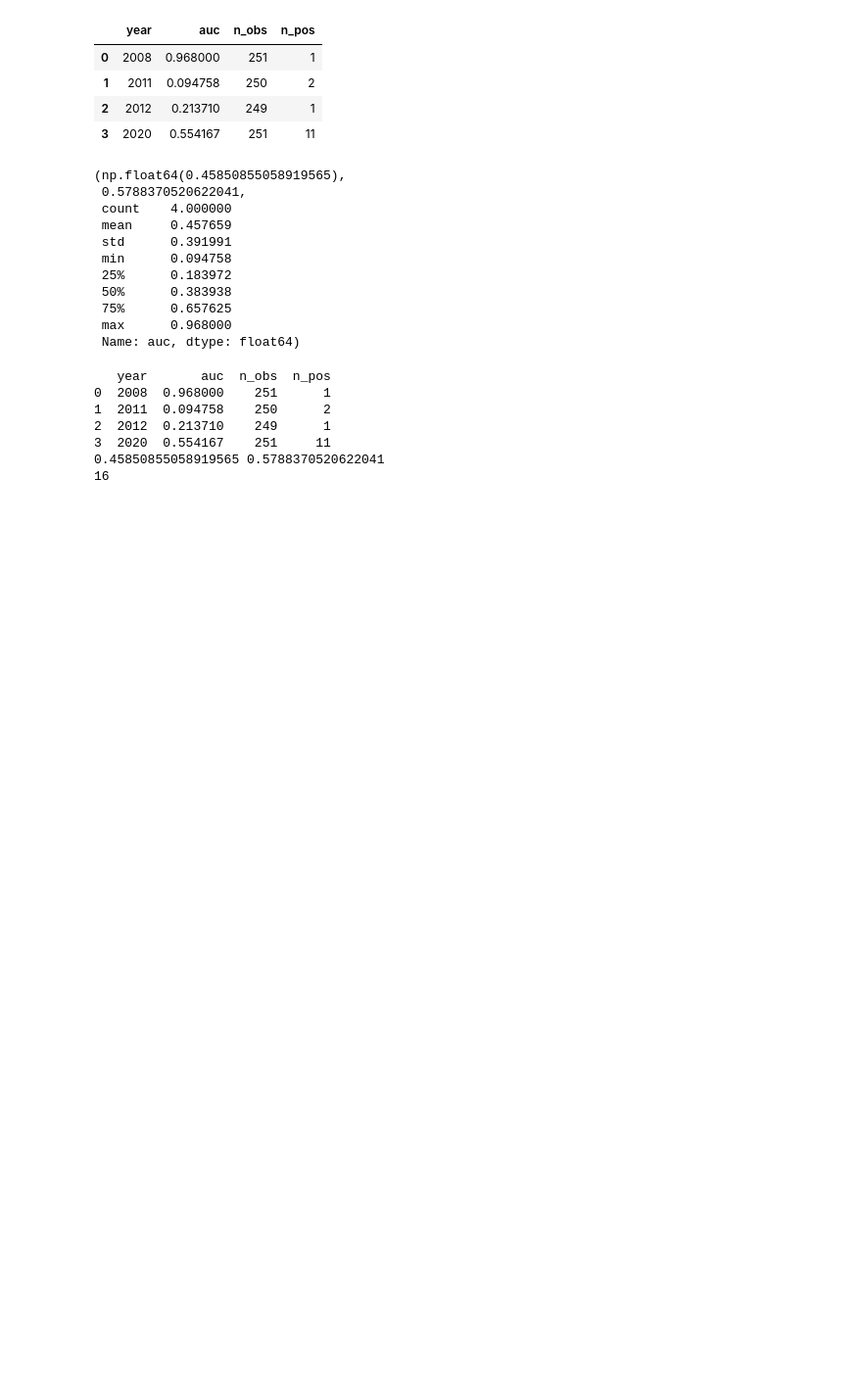
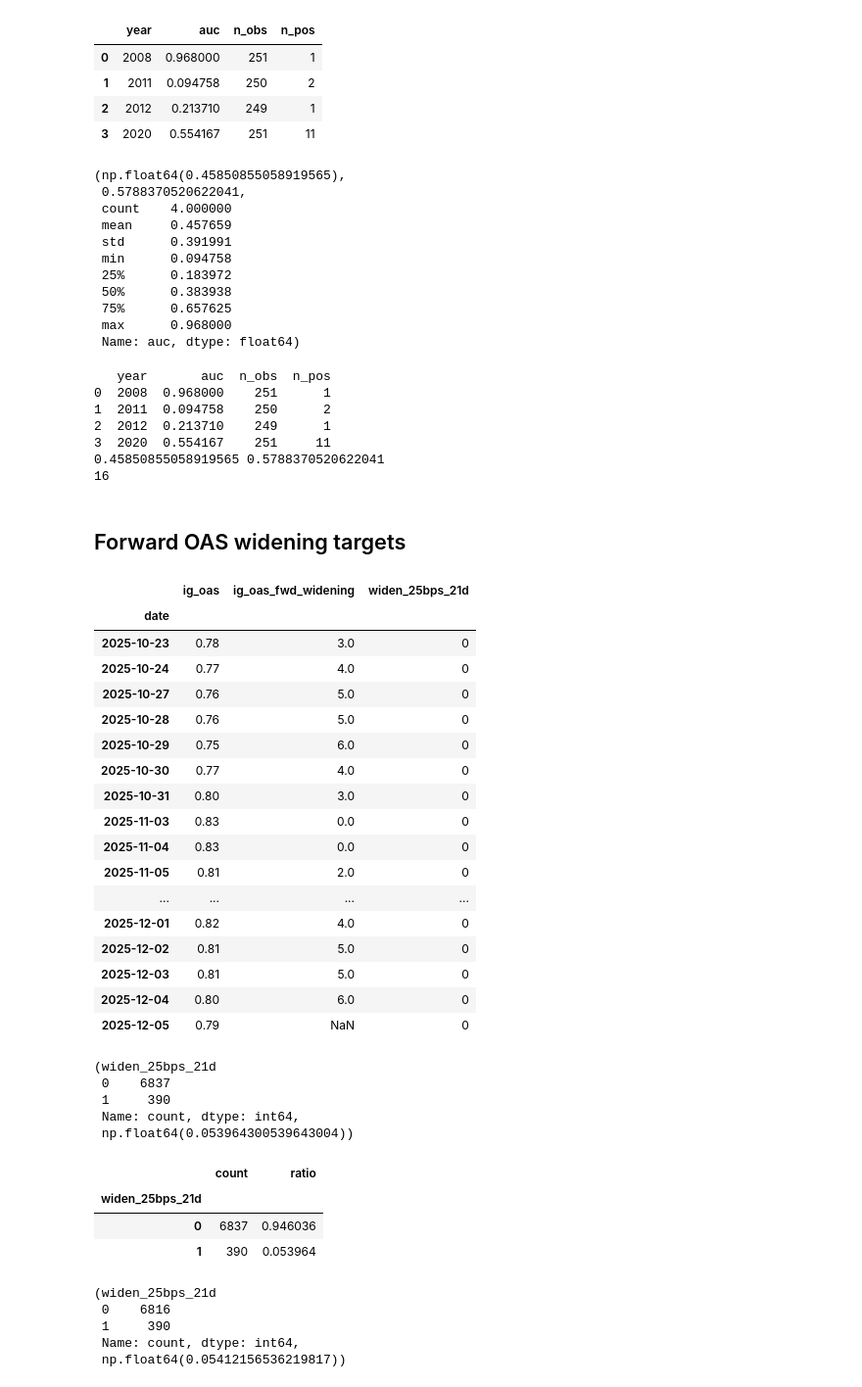
Before and after one commit to WickedoneC/credit_spread_regime, a Jupyter notebook: notebooks/01_eda_spread_regimes.ipynb, the cells around one changed output. Shown: that part at 98% size. Cells and saved outputs as stored; diff of their text form; code cells hidden in the pictures; blank space fills up the shorter version.

Commit message:
Add forward IG OAS widening target and package src for reuse

```diff
--- a/notebooks/01_eda_spread_regimes.ipynb
+++ b/notebooks/01_eda_spread_regimes.ipynb
@@ -859,0 +856,78 @@ print(y.sum())
+# %% [markdown]
+## Forward OAS widening targets
+# %%
+import numpy as np
+
+df = df.copy().sort_index()
+df["ig_oas_bps"] = df["ig_oas"] * 100
+
+H = 21  # horizon (trading days)
+bps_threshold = 25  # widening threshold in bps
+
+# Forward max OAS over next H days
+df["ig_oas_fwd_max"] = (
+    df["ig_oas_bps"]
+      .shift(-1)
+      .rolling(H, min_periods=H)
+      .max()
+)
+
+# Forward max widening (in bps)
+df["ig_oas_fwd_widening"] = df["ig_oas_fwd_max"] - df["ig_oas_bps"]
+
+# Binary target
+df[f"widen_{bps_threshold}bps_{H}d"] = (
+    df["ig_oas_fwd_widening"] >= bps_threshold
+).astype(int)
+
+df[[ "ig_oas", "ig_oas_fwd_widening", f"widen_{bps_threshold}bps_{H}d" ]].tail(30)
+# %% [output]
+|  | ig_oas | ig_oas_fwd_widening | widen_25bps_21d |
+| date |  |  |  |
+| 2025-10-23 | 0.78 | 3.0 | 0 |
+| 2025-10-24 | 0.77 | 4.0 | 0 |
+| 2025-10-27 | 0.76 | 5.0 | 0 |
+| 2025-10-28 | 0.76 | 5.0 | 0 |
+| 2025-10-29 | 0.75 | 6.0 | 0 |
+| 2025-10-30 | 0.77 | 4.0 | 0 |
+| 2025-10-31 | 0.80 | 3.0 | 0 |
+| 2025-11-03 | 0.83 | 0.0 | 0 |
+| 2025-11-04 | 0.83 | 0.0 | 0 |
+| 2025-11-05 | 0.81 | 2.0 | 0 |
+| ... | ... | ... | ... |
+| 2025-12-01 | 0.82 | 4.0 | 0 |
+| 2025-12-02 | 0.81 | 5.0 | 0 |
+| 2025-12-03 | 0.81 | 5.0 | 0 |
+| 2025-12-04 | 0.80 | 6.0 | 0 |
+| 2025-12-05 | 0.79 | NaN | 0 |
+# %%
+y = df[f"widen_{bps_threshold}bps_{H}d"]
+y.value_counts(), y.mean()
+# %% [output]
+(widen_25bps_21d
+ 0    6837
+ 1     390
+ Name: count, dtype: int64,
+ np.float64(0.053964300539643004))
+# %%
+prettyTable(df, 'widen_25bps_21d')
+# %% [output]
+|  | count | ratio |
+| widen_25bps_21d |  |  |
+| 0 | 6837 | 0.946036 |
+| 1 | 390 | 0.053964 |
+# %%
+target_col = "widen_25bps_21d"
+
+eval_df = df.dropna(subset=feature_cols + [target_col]).copy()
+
+X = eval_df[feature_cols]
+y = eval_df[target_col]
+
+y.value_counts(), y.mean()
+# %% [output]
+(widen_25bps_21d
+ 0    6816
+ 1     390
+ Name: count, dtype: int64,
+ np.float64(0.05412156536219817))
```
Also changed, not shown: parts of 4 cells of this notebook, 3 other files.
